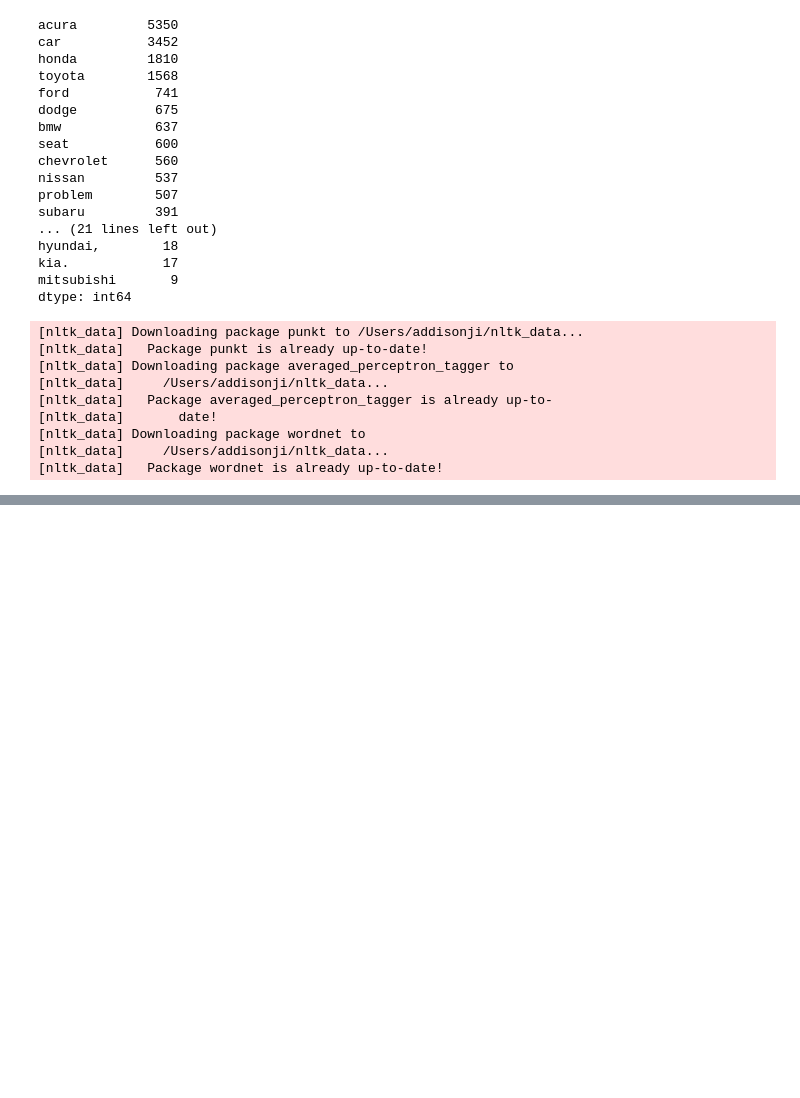
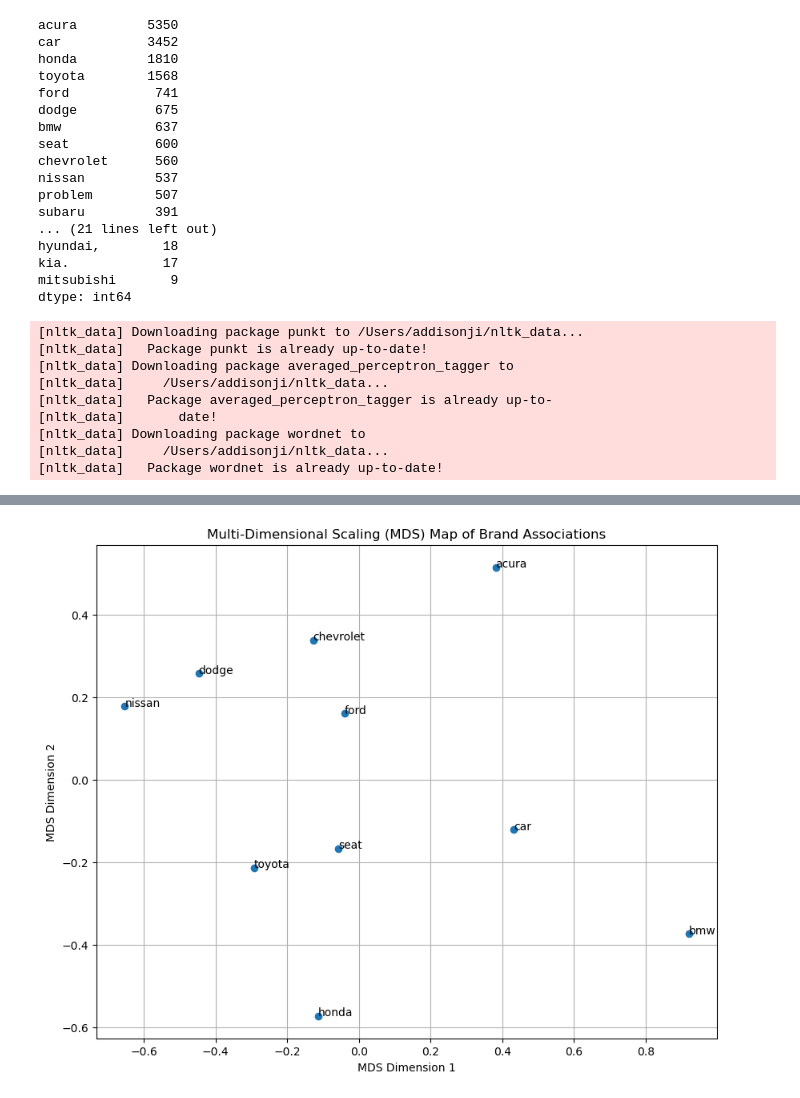
Before and after one commit to cw0033/Text-Analysis, a Jupyter notebook: Group Assignment_Data_Preprocessing.ipynb, the cells around one changed output, grey strips where cells are left out. Cells and saved outputs as stored; diff of their text form; code cells hidden in the pictures; blank space fills up the shorter version.

```diff
--- a/Group Assignment_Data_Preprocessing.ipynb
+++ b/Group Assignment_Data_Preprocessing.ipynb
@@ -225,0 +233,4 @@ forum_data.to_excel("after_extracted_make.xlsx")
+# %%
+# Identifying top 10 brands by frequency
+top_10_brands = brand_counts.drop(labels=["car", "seat"])
+top_10_brands=dict(brand_counts.head(10))
@@ -225,0 +301,32 @@ forum_data.to_excel("after_extracted_make.xlsx")
+# %%
+from sklearn.manifold import MDS
+import matplotlib.pyplot as plt
+
+# Preparing data for MDS
+brands = list(top_10_brands.keys())
+distance_matrix = np.zeros((len(brands), len(brands)))
+
+# Filling the distance matrix with inverse of lift (since higher lift indicates closer association)
+for i in range(len(brands)):
+    for j in range(len(brands)):
+        if i != j:
+            pair = tuple(sorted([brands[i], brands[j]]))
+            lift = lift_ratios.get(pair, 0)
+            distance_matrix[i, j] = 1 / lift if lift != 0 else 2  # Using 2 as a default distance for no association
+
+# Performing MDS
+mds = MDS(n_components=2, dissimilarity="precomputed", random_state=42)
+mds_coords = mds.fit_transform(distance_matrix)
+
+# Plotting MDS map
+plt.figure(figsize=(10, 8))
+plt.scatter(mds_coords[:, 0], mds_coords[:, 1])
+for i, brand in enumerate(brands):
+    plt.annotate(brand, (mds_coords[i, 0], mds_coords[i, 1]))
+plt.title('Multi-Dimensional Scaling (MDS) Map of Brand Associations')
+plt.xlabel('MDS Dimension 1')
+plt.ylabel('MDS Dimension 2')
+plt.grid(True)
+plt.show()
+# %% [output]
+[figure, added]
```
Also changed, not shown: parts of 10 cells of this notebook.
